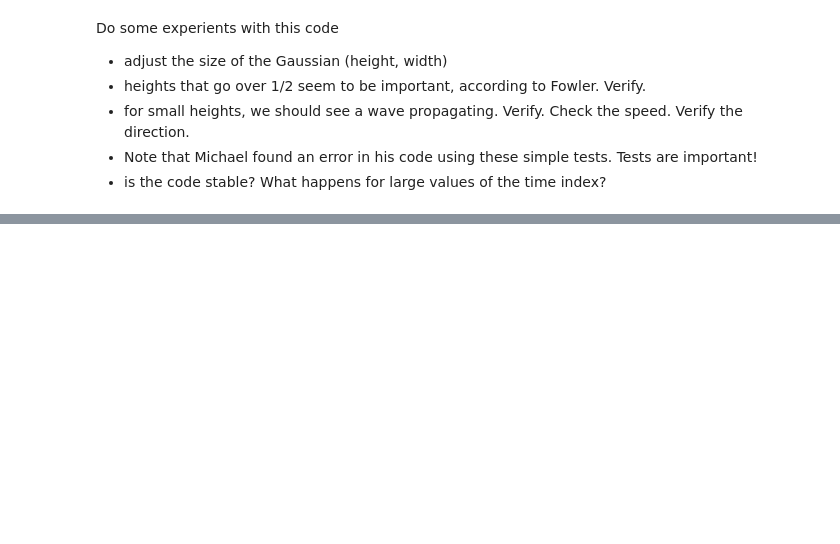
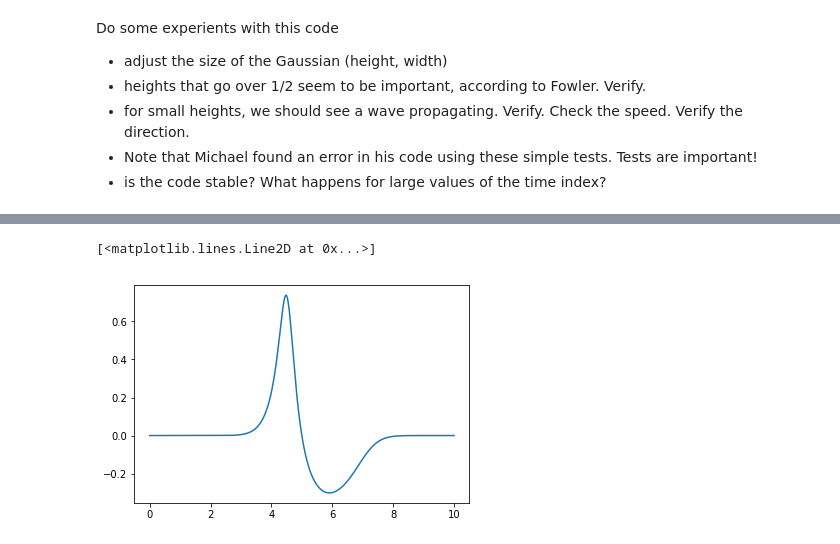
Before and after one commit to mlamoureux/Math502w19, a Jupyter notebook: Lecture04_Jan22.ipynb, the cells around one changed output, grey strips where cells are left out. Saved outputs shown, nothing was run; the diff lists cells and outputs as text; code cells hidden in the pictures; blank space fills up the shorter version.

```diff
--- a/Lecture04_Jan22.ipynb
+++ b/Lecture04_Jan22.ipynb
@@ -182,0 +252,5 @@ Do some experients with this code
+# %%
+plot(x,px)
+# %% [output]
+[<matplotlib.lines.Line2D at 0x...>]
+[figure, added]
```
Also changed, not shown: parts of 17 cells of this notebook.
